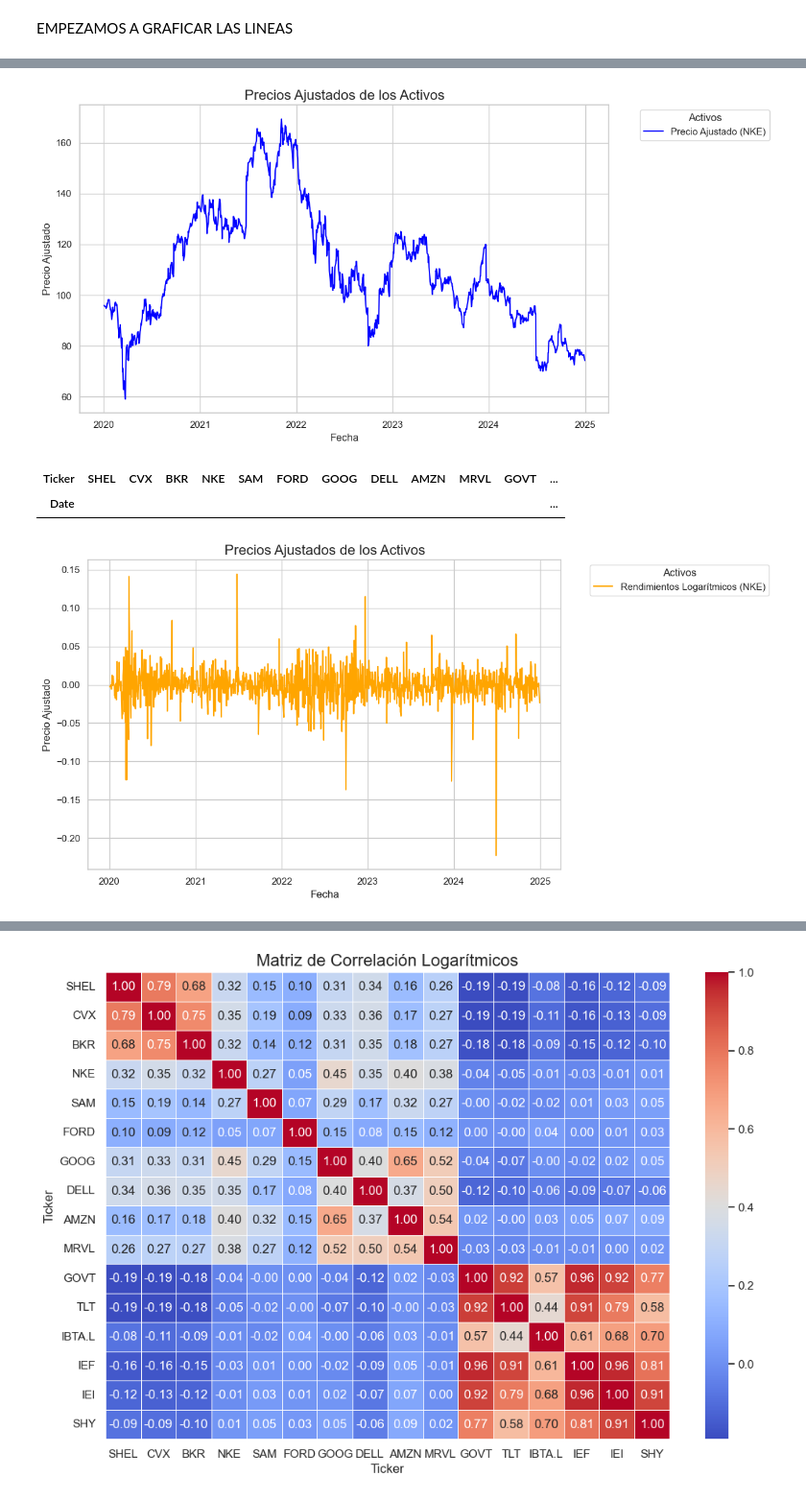
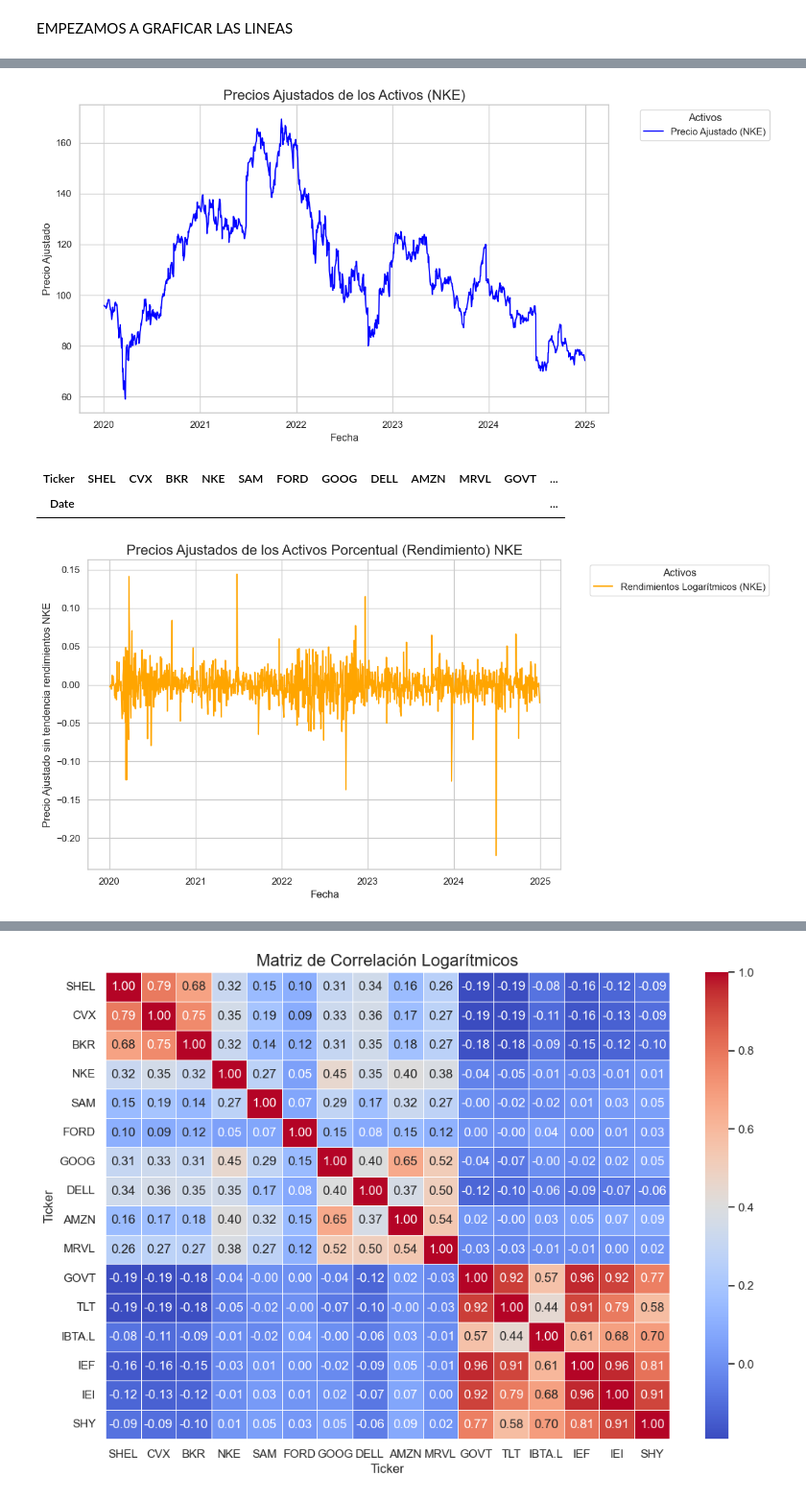
Before and after one commit to betospike/CORRELACION_ACTIVOS, a Jupyter notebook: Correlacion_de_activos.ipynb, the cells around one changed output, grey strips where cells are left out. Shown at 96% size. Cells and saved outputs as stored; diff of their text form; code cells hidden in the pictures.

```diff
--- a/Correlacion_de_activos.ipynb
+++ b/Correlacion_de_activos.ipynb
@@ -474,14 +474,14 @@ plt.figure(figsize=(12, 6))
 plt.plot(df_Adj_close['NKE'], label="Precio Ajustado (NKE)", color="blue")
 
 # Personalizar el gráfico
-plt.title("Precios Ajustados de los Activos", fontsize=16)
+plt.title("Precios Ajustados de los Activos (NKE)", fontsize=16)
 plt.xlabel("Fecha", fontsize=12)
 plt.ylabel("Precio Ajustado", fontsize=12)
 plt.legend(title="Activos", bbox_to_anchor=(1.05, 1), loc="upper left")
 plt.tight_layout()
 plt.show()
 # %% [output]
-[figure, old version]
+[figure, new version]
 # %%
 # %% [output]
 | Ticker | SHEL | CVX | BKR | NKE | SAM | FORD | GOOG | DELL | AMZN | MRVL | GOVT | ... |
@@ -489,25 +489,25 @@ plt.show()
 # %%
 
 import seaborn as sns
 import matplotlib.pyplot as plt
 
 # Configuración de estilo
 sns.set(style="whitegrid")
 
 # Crear el gráfico
 plt.figure(figsize=(12, 6))
 plt.plot(ret_assets['NKE'], label="Rendimientos Logarítmicos (NKE)", color="orange")
 
 
 # Personalizar el gráfico
-plt.title("Precios Ajustados de los Activos", fontsize=16)
+plt.title("Precios Ajustados de los Activos Porcentual (Rendimiento) NKE", fontsize=16)
 plt.xlabel("Fecha", fontsize=12)
-plt.ylabel("Precio Ajustado", fontsize=12)
+plt.ylabel("Precio Ajustado sin tendencia rendimientos NKE", fontsize=12)
 plt.legend(title="Activos", bbox_to_anchor=(1.05, 1), loc="upper left")
 plt.tight_layout()
 plt.show()
 # %% [output]
-[figure, old version]
+[figure, new version]
 # %%
 ret_assets.corr()
 # %% [output]
```
Also changed, not shown: parts of 31 cells of this notebook, 1 other file.
